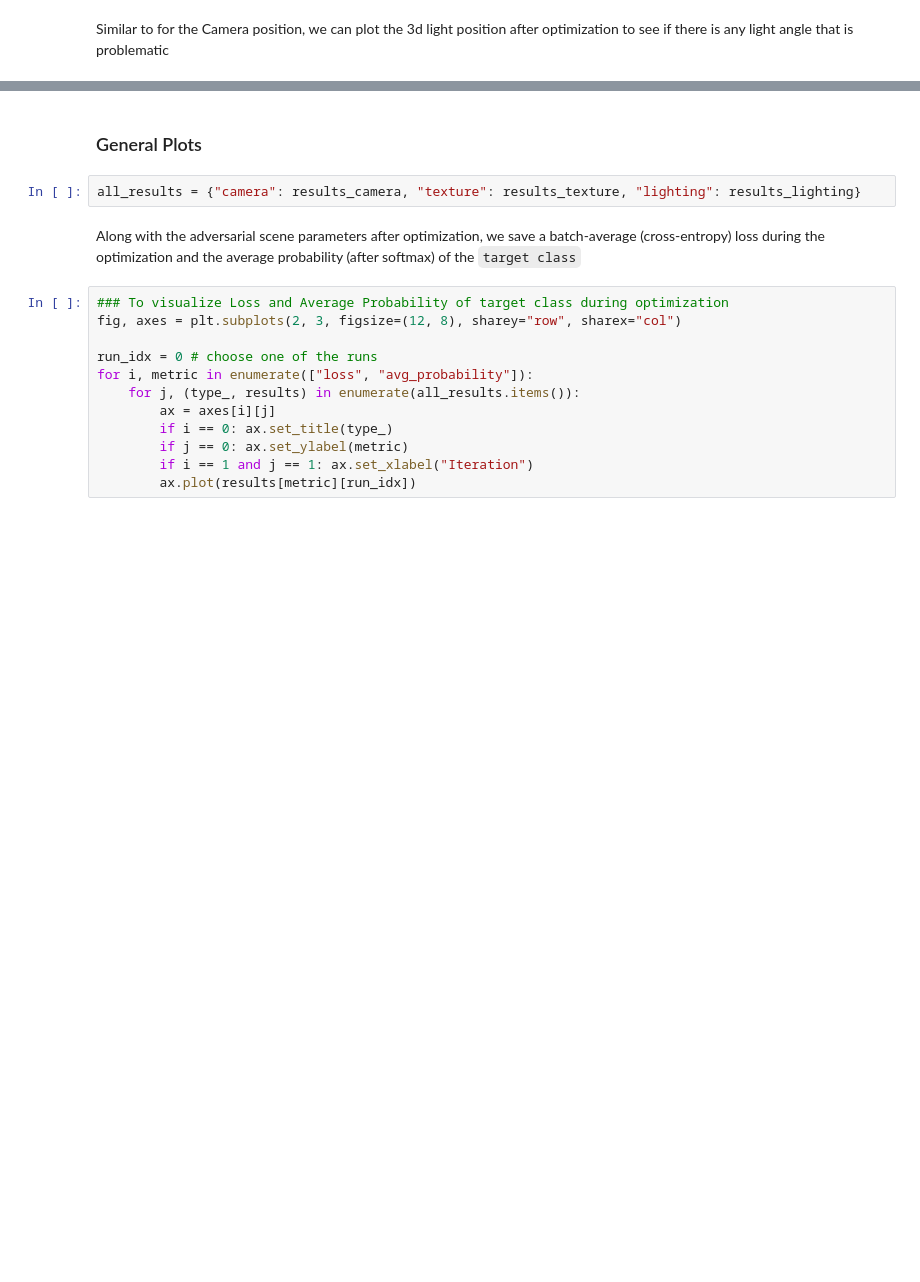
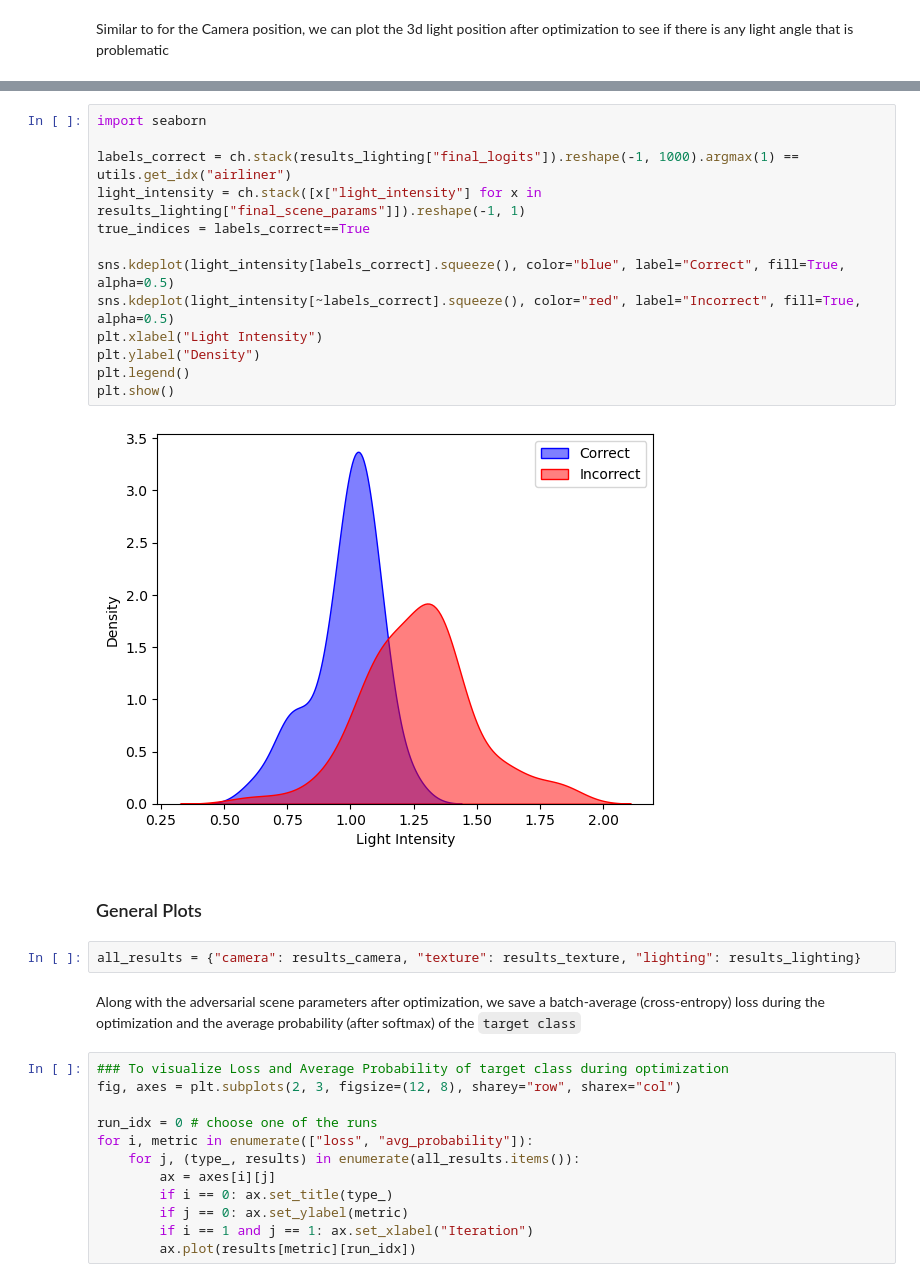
Before and after one commit to hediD/robust_analyzer, a Jupyter notebook: notebooks/airplane.ipynb, the cells around one changed output, grey strips where cells are left out. Cells and saved outputs as stored; diff of their text form; blank space fills up the shorter version.

```diff
--- a/notebooks/airplane.ipynb
+++ b/notebooks/airplane.ipynb
@@ -161,3 +164,18 @@ utils.visualize_positions_with_distributions(light_positions, labels_correct)
+# %%
+import seaborn
+
+labels_correct = ch.stack(results_lighting["final_logits"]).reshape(-1, 1000).argmax(1) == utils.get_idx("airliner")
+light_intensity = ch.stack([x["light_intensity"] for x in results_lighting["final_scene_params"]]).reshape(-1, 1)
+true_indices = labels_correct==True
+
+sns.kdeplot(light_intensity[labels_correct].squeeze(), color="blue", label="Correct", fill=True, alpha=0.5)
+sns.kdeplot(light_intensity[~labels_correct].squeeze(), color="red", label="Incorrect", fill=True, alpha=0.5)
+plt.xlabel("Light Intensity")
+plt.ylabel("Density")
+plt.legend()
+plt.show()
+# %% [output]
+[figure, added]
 # %% [markdown]
 ### General Plots
 # %%
```
Also changed, not shown: parts of 8 cells of this notebook, 2 other files.
